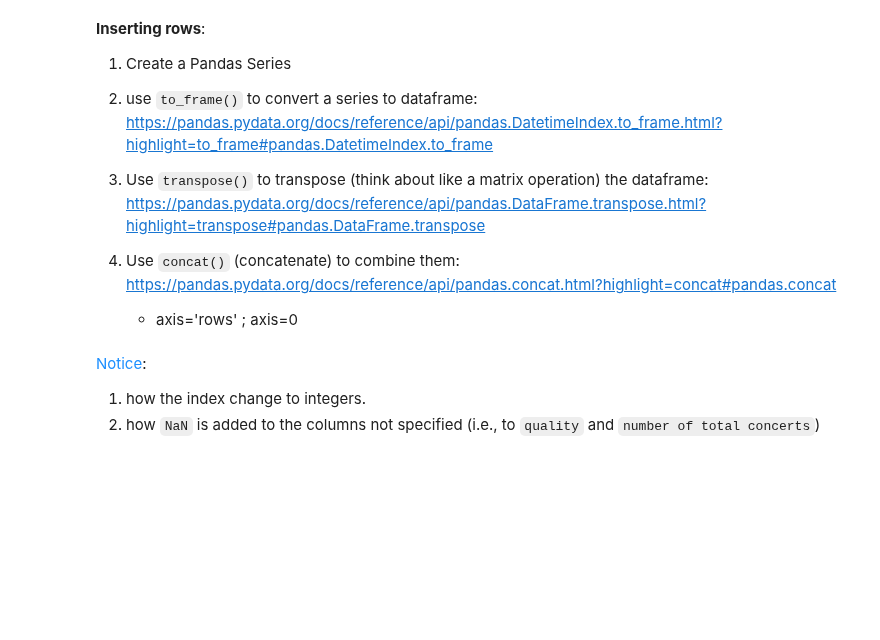
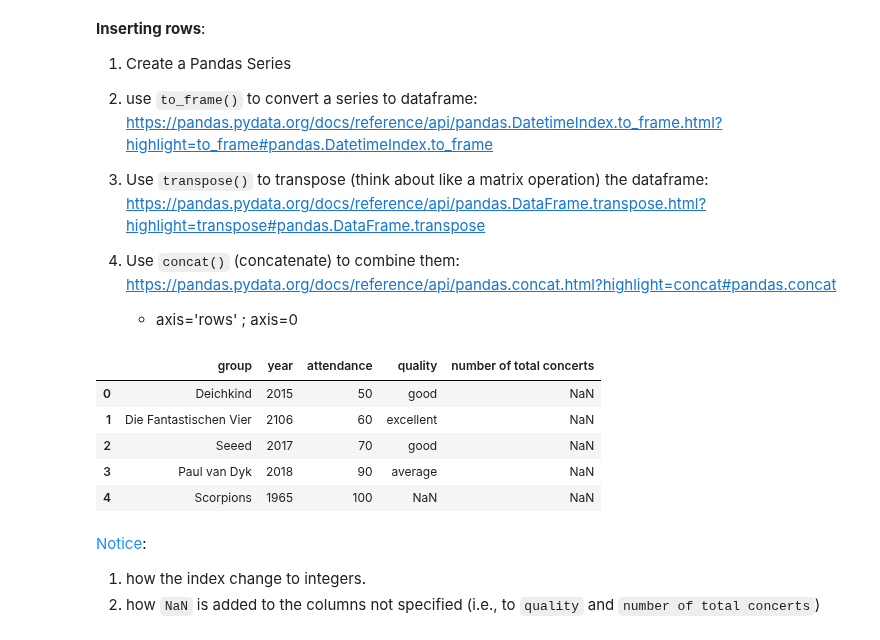
Before and after one commit to karlkirschner/Scientific_Programming_Course, a Jupyter notebook: pandas.ipynb, the cells around one changed output. Drawn from its saved outputs; the diff is of its cells as text; code cells hidden in the pictures; blank space fills up the shorter version.

```diff
--- a/pandas.ipynb
+++ b/pandas.ipynb
@@ -254,11 +334,11 @@ Let's create a simple user function that allows us to <font color='dodgerblue'>r
 2. Convert the <b>dictionary</b> to a <b>dataframe</b>
 # %%
 def dict2dataframe():
-    '''Create a dataframe 'by hand' using a dictionary that has equal lengths.'''
+    '''Create a dataframe by hand using a dictionary that has equal lengths.'''
 
     data_dict = {'group': ['Deichkind', 'Die Fantastischen Vier', 'Seeed', 'Paul van Dyk'],
                  'year': [2015, 2106, 2017, 2018],
-                 'attendence (x1000)': [50, 60, 70, 90]}
+                 'attendance (x1000)': [50, 60, 70, 90]}
 
     dataframe = pd.DataFrame(data_dict, index=['band 1', 'band 2', 'band 3', 'band 4'])
 
@@ -281,5 +379,5 @@ example_df
     - key = old name
     - value = new name
 # %%
-example_df.rename({'attendence (x1000)': 'attendence'}, axis='columns', inplace=True)
+example_df.rename({'attendance (x1000)': 'attendance'}, axis='columns', inplace=True)
 example_df
@@ -317,11 +437,18 @@ example_df.index
 # %%
 new_band = pd.Series({'group':'Scorpions',
                       'year':1965,
-                      'attendence':100})
+                      'attendance':100})
 
 example_df = pd.concat([example_df, new_band.to_frame().transpose()], axis='rows', ignore_index=True)
 
 example_df
+# %% [output]
+|  | group | year | attendance | quality | number of total concerts |
+| 0 | Deichkind | 2015 | 50 | good | NaN |
+| 1 | Die Fantastischen Vier | 2106 | 60 | excellent | NaN |
+| 2 | Seeed | 2017 | 70 | good | NaN |
+| 3 | Paul van Dyk | 2018 | 90 | average | NaN |
+| 4 | Scorpions | 1965 | 100 | NaN | NaN |
 # %% [markdown]
 <font color='dodgerblue'>Notice</font>:
 1. how the index change to integers.
```
Also changed, not shown: parts of 96 cells of this notebook, 1 other file.
